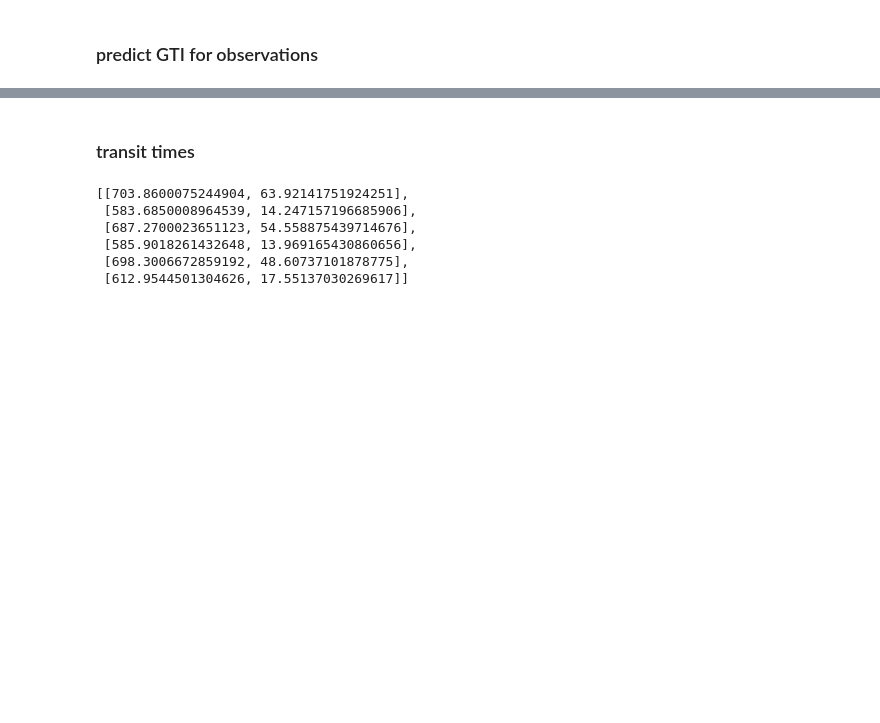
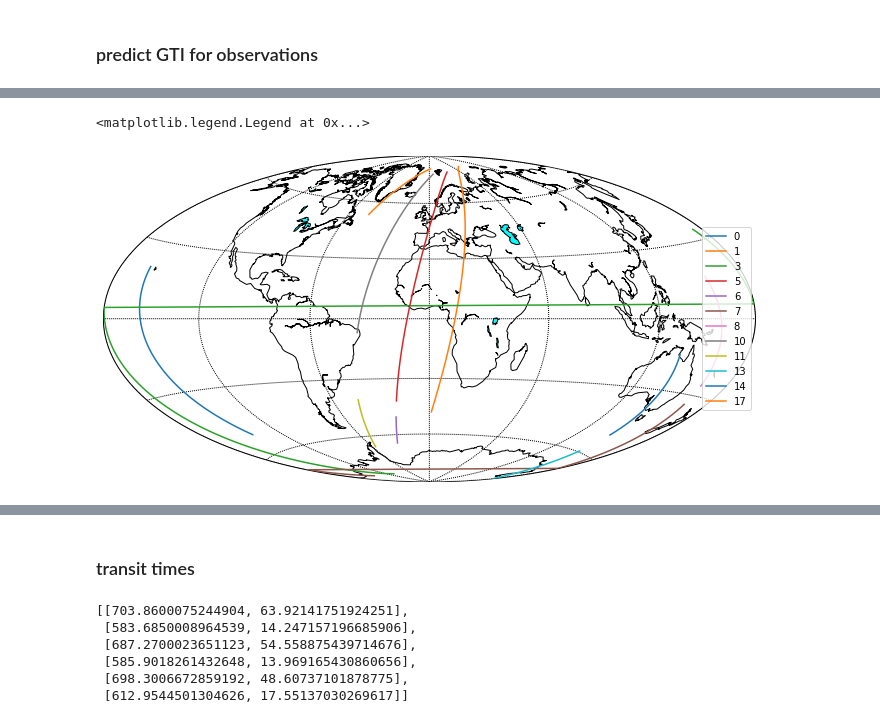
Before and after one commit to limu007/cube, a Jupyter notebook: Background_GTI.ipynb, the cells around one changed output, grey strips where cells are left out. Saved outputs shown, nothing was run; the diff lists cells and outputs as text; code cells hidden in the pictures; blank space fills up the shorter version.

```diff
--- a/Background_GTI.ipynb
+++ b/Background_GTI.ipynb
@@ -89,7 +91,7 @@ plotcolor(x,y,np.log(np.abs(vals)),fig=fig,maxseg=1e15)
 ### predict GTI for observations
 # %%
 from scipy import ndimage as nd
-sec,nsec=nd.label(np.array(vals)>100)
+sec,nsec=nd.label(np.array(vals)<1000)
 # %%
 t0=vpass[:,-1][0]
 time=vpass[:,-1]-t0
@@ -116,0 +114,10 @@ sum(dt<100)
+# %%
+m,fig=draw_world()
+for i in np.where(dt>180)[0]:
+    vy,vx=vpass[sec==i+1,:2].T
+    x,y=m(vx,vy)
+    m.plot(x,y,label=i)
+pl.legend(loc='center right')
+# %% [output]
+<matplotlib.legend.Legend at 0x...>
+[figure, added]
```
Also changed, not shown: parts of 4 cells of this notebook.
